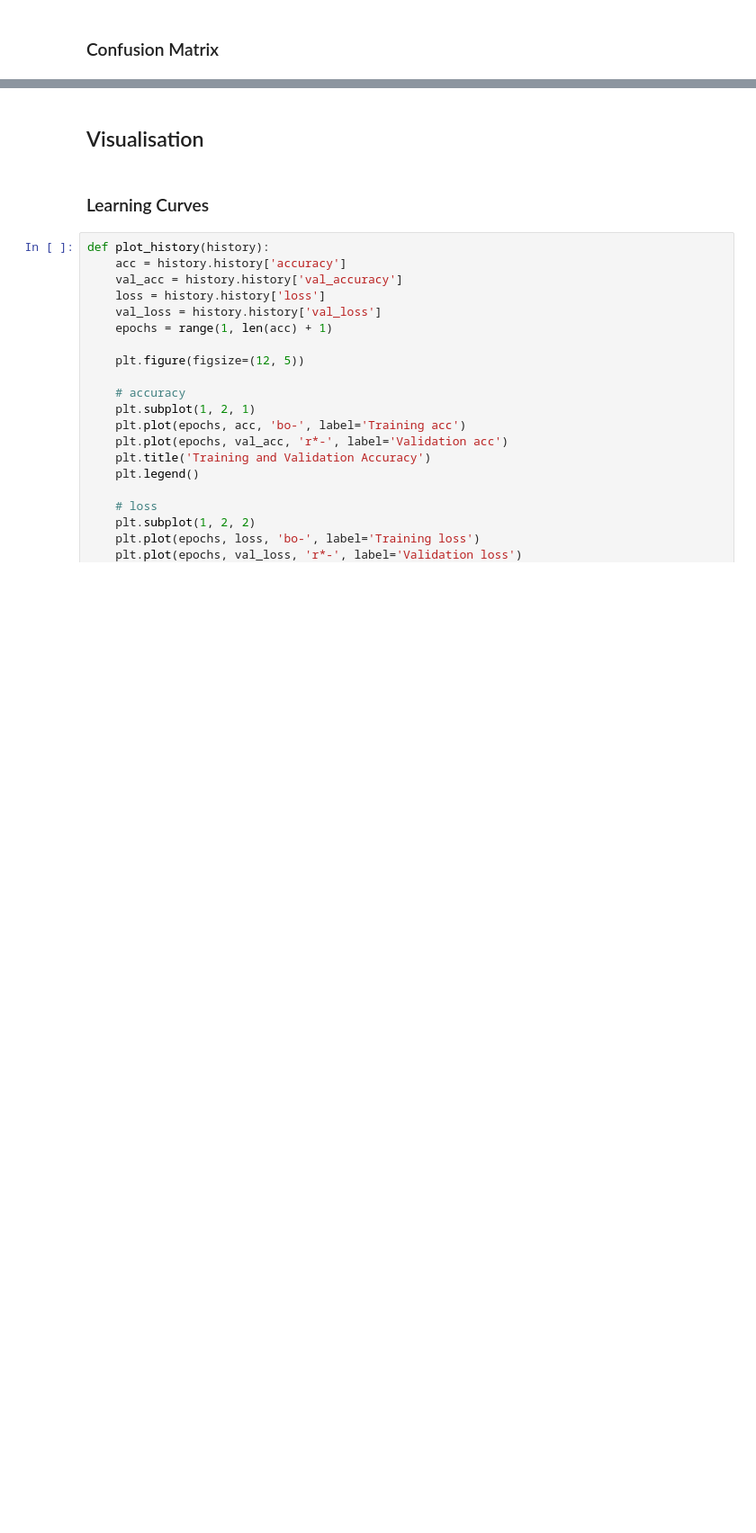
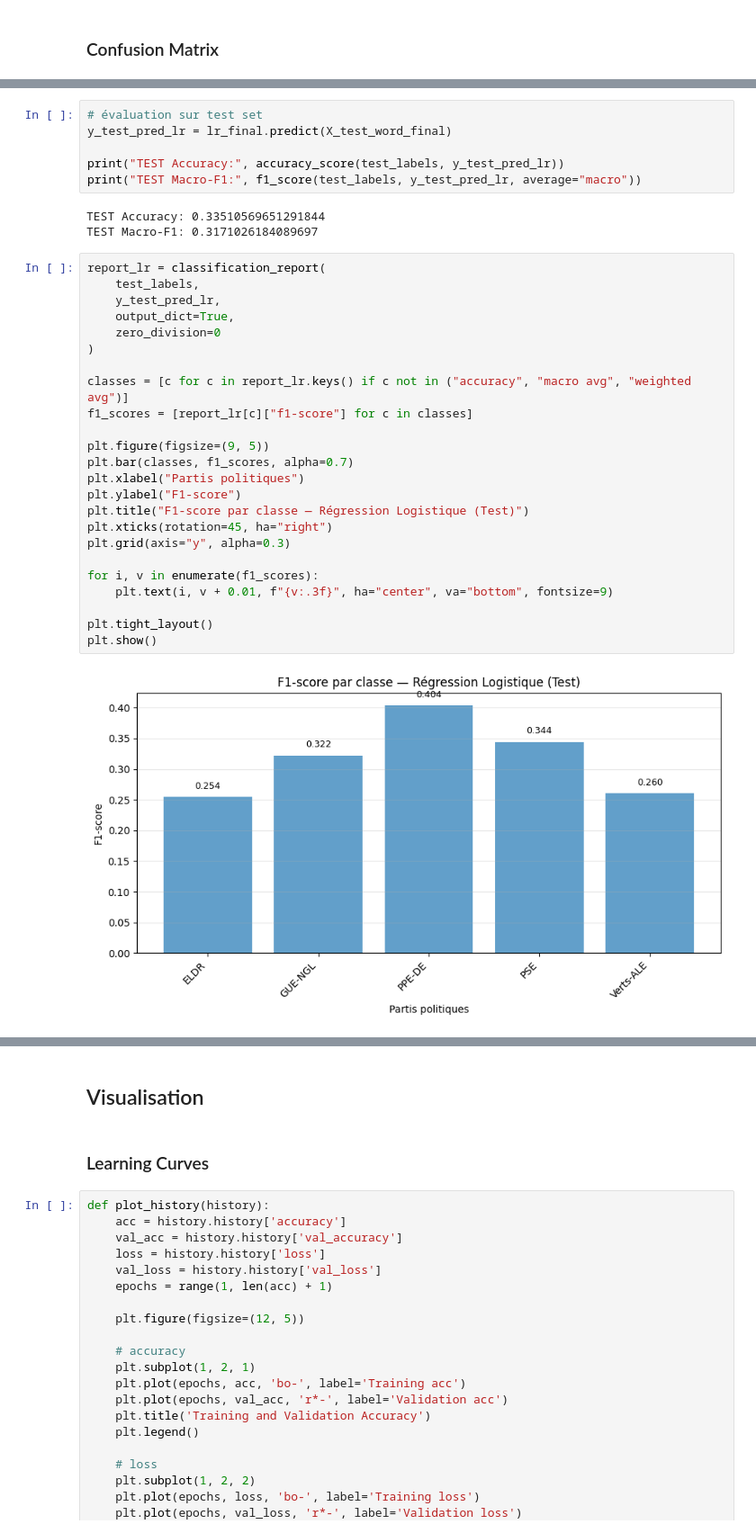
Before and after one commit to Xiaobo33/Apprentissage_artificiel, a Jupyter notebook: Projet_finale_LSTM.ipynb, the cells around one changed output, grey strips where cells are left out. Shown at 90% size. Drawn from its saved outputs; the diff is of its cells as text; blank space fills up the shorter version.

```diff
--- a/Projet_finale_LSTM.ipynb
+++ b/Projet_finale_LSTM.ipynb
@@ -303,0 +413,35 @@ plt.show()
+# %%
+# évaluation sur test set
+y_test_pred_lr = lr_final.predict(X_test_word_final)
+
+print("TEST Accuracy:", accuracy_score(test_labels, y_test_pred_lr))
+print("TEST Macro-F1:", f1_score(test_labels, y_test_pred_lr, average="macro"))
+# %% [output]
+TEST Accuracy: 0.33510569651291844
+TEST Macro-F1: 0.3171026184089697
+# %%
+report_lr = classification_report(
+    test_labels,
+    y_test_pred_lr,
+    output_dict=True,
+    zero_division=0
+)
+
+classes = [c for c in report_lr.keys() if c not in ("accuracy", "macro avg", "weighted avg")]
+f1_scores = [report_lr[c]["f1-score"] for c in classes]
+
+plt.figure(figsize=(9, 5))
+plt.bar(classes, f1_scores, alpha=0.7)
+plt.xlabel("Partis politiques")
+plt.ylabel("F1-score")
+plt.title("F1-score par classe — Régression Logistique (Test)")
+plt.xticks(rotation=45, ha="right")
+plt.grid(axis="y", alpha=0.3)
+
+for i, v in enumerate(f1_scores):
+    plt.text(i, v + 0.01, f"{v:.3f}", ha="center", va="bottom", fontsize=9)
+
+plt.tight_layout()
+plt.show()
+# %% [output]
+[figure, added]
```
Also changed, not shown: parts of 38 cells of this notebook.
